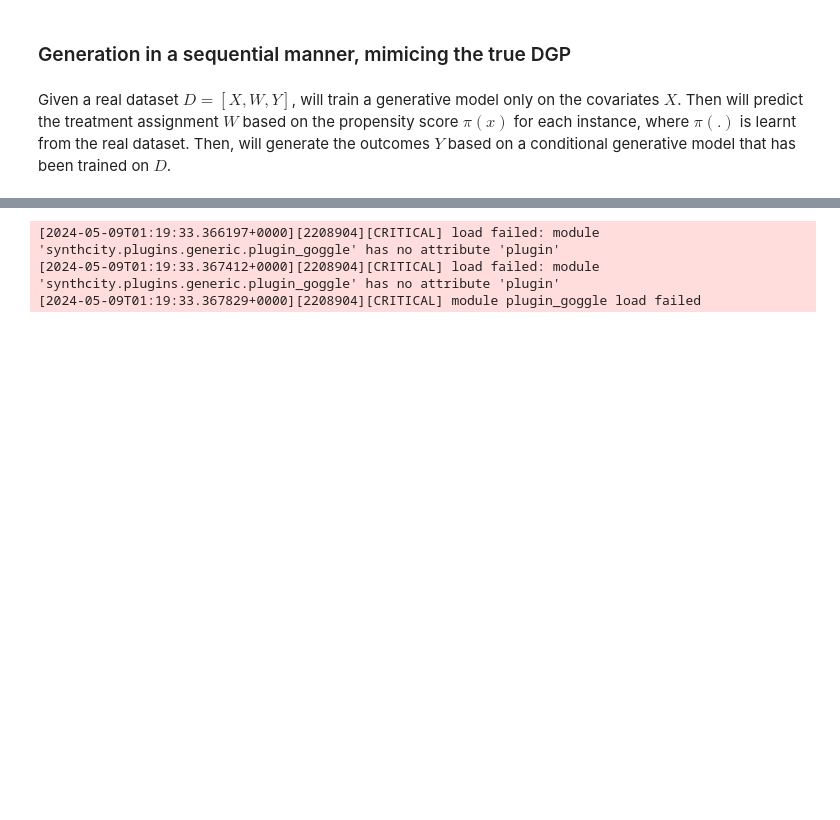
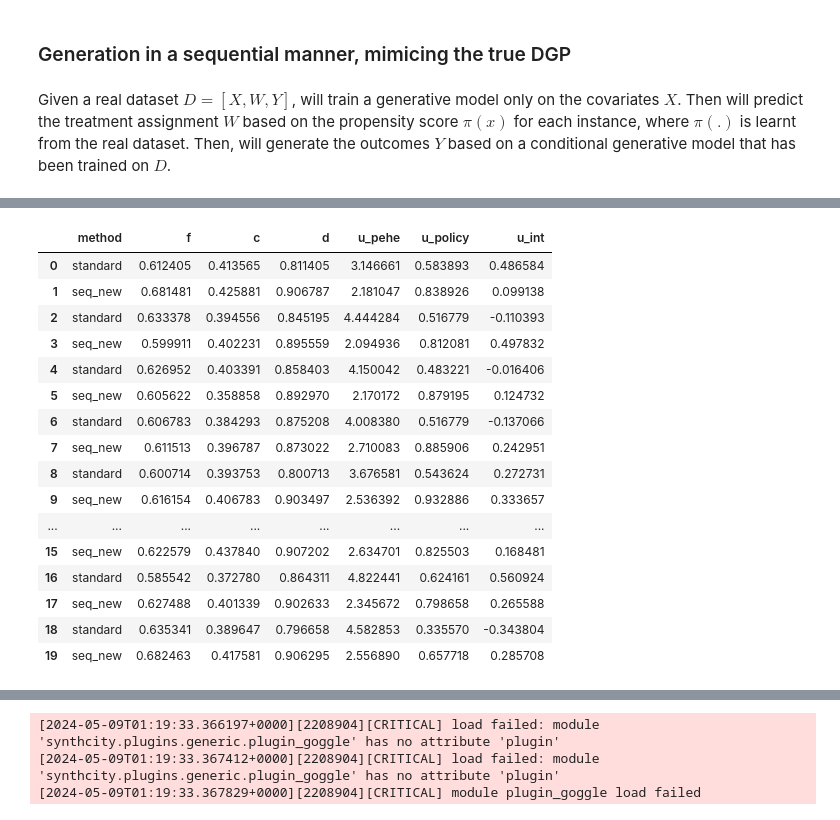
Before and after one commit to harrya32/causal_synthetic_data, a Jupyter notebook: Experiments/Experiments.ipynb, the cells around one changed output, grey strips where cells are left out. Cells and saved outputs as stored; diff of their text form; code cells hidden in the pictures; blank space fills up the shorter version.

```diff
--- a/Experiments/Experiments.ipynb
+++ b/Experiments/Experiments.ipynb
@@ -1555,3 +1561,23 @@ results_ihdp.groupby('method').std()
+# %%
+results_ihdp
+# %% [output]
+|  | method | f | c | d | u_pehe | u_policy | u_int |
+| 0 | standard | 0.612405 | 0.413565 | 0.811405 | 3.146661 | 0.583893 | 0.486584 |
+| 1 | seq_new | 0.681481 | 0.425881 | 0.906787 | 2.181047 | 0.838926 | 0.099138 |
+| 2 | standard | 0.633378 | 0.394556 | 0.845195 | 4.444284 | 0.516779 | -0.110393 |
+| 3 | seq_new | 0.599911 | 0.402231 | 0.895559 | 2.094936 | 0.812081 | 0.497832 |
+| 4 | standard | 0.626952 | 0.403391 | 0.858403 | 4.150042 | 0.483221 | -0.016406 |
+| 5 | seq_new | 0.605622 | 0.358858 | 0.892970 | 2.170172 | 0.879195 | 0.124732 |
+| 6 | standard | 0.606783 | 0.384293 | 0.875208 | 4.008380 | 0.516779 | -0.137066 |
+| 7 | seq_new | 0.611513 | 0.396787 | 0.873022 | 2.710083 | 0.885906 | 0.242951 |
+| 8 | standard | 0.600714 | 0.393753 | 0.800713 | 3.676581 | 0.543624 | 0.272731 |
+| 9 | seq_new | 0.616154 | 0.406783 | 0.903497 | 2.536392 | 0.932886 | 0.333657 |
+| ... | ... | ... | ... | ... | ... | ... | ... |
+| 15 | seq_new | 0.622579 | 0.437840 | 0.907202 | 2.634701 | 0.825503 | 0.168481 |
+| 16 | standard | 0.585542 | 0.372780 | 0.864311 | 4.822441 | 0.624161 | 0.560924 |
+| 17 | seq_new | 0.627488 | 0.401339 | 0.902633 | 2.345672 | 0.798658 | 0.265588 |
+| 18 | standard | 0.635341 | 0.389647 | 0.796658 | 4.582853 | 0.335570 | -0.343804 |
+| 19 | seq_new | 0.682463 | 0.417581 | 0.906295 | 2.556890 | 0.657718 | 0.285708 |
 # %%
 results_jobs = seq_test(jobs, 'ddpm', 'training', 're78', 10, save=True, fp='jobs_sequential_vs_standard_ddpm_new.csv')
 results_jobs = seq_test(jobs, 'tvae', 'training', 're78', 10, save=True, fp='jobs_sequential_vs_standard_tvae_new.csv')
```
Also changed, not shown: parts of 9 cells of this notebook, 20 other files.
